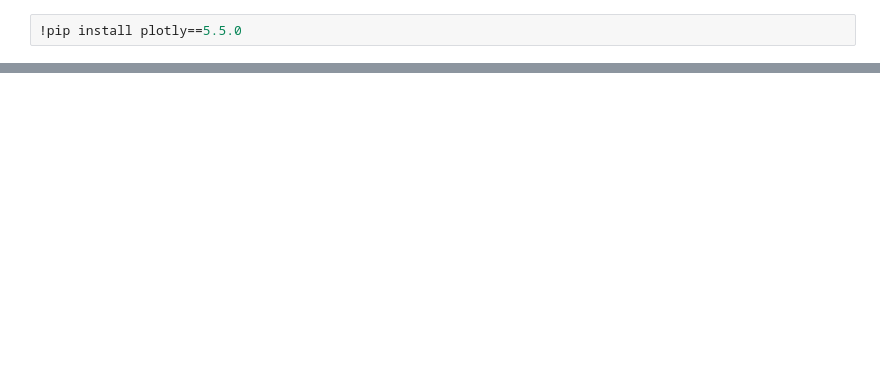
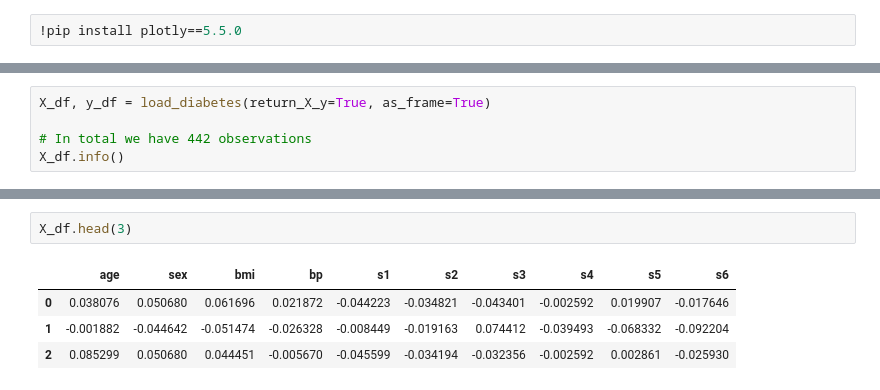
Before and after one commit to nus-mornin-lab/Advanced-Biostatistics-Hands-On, a Jupyter notebook: Hands_On_1.ipynb, the cells around one changed output, grey strips where cells are left out. Cells and saved outputs as stored; diff of their text form; blank space fills up the shorter version.

Commit message:
hands on 1: del exact solution, use diabetes data

```diff
--- a/Hands_On_1.ipynb
+++ b/Hands_On_1.ipynb
@@ -840,0 +147,5 @@ What about elastic net regression, where we use a combination of the $L_1$ and t
+# %%
+X_df, y_df = load_diabetes(return_X_y=True, as_frame=True)
+
+# In total we have 442 observations
+X_df.info()
@@ -840,0 +170,7 @@ What about elastic net regression, where we use a combination of the $L_1$ and t
+# %%
+X_df.head(3)
+# %% [output]
+|  | age | sex | bmi | bp | s1 | s2 | s3 | s4 | s5 | s6 |
+| 0 | 0.038076 | 0.050680 | 0.061696 | 0.021872 | -0.044223 | -0.034821 | -0.043401 | -0.002592 | 0.019907 | -0.017646 |
+| 1 | -0.001882 | -0.044642 | -0.051474 | -0.026328 | -0.008449 | -0.019163 | 0.074412 | -0.039493 | -0.068332 | -0.092204 |
+| 2 | 0.085299 | 0.050680 | 0.044451 | -0.005670 | -0.045599 | -0.034194 | -0.032356 | -0.002592 | 0.002861 | -0.025930 |
```
Also changed, not shown: parts of 116 cells of this notebook.
